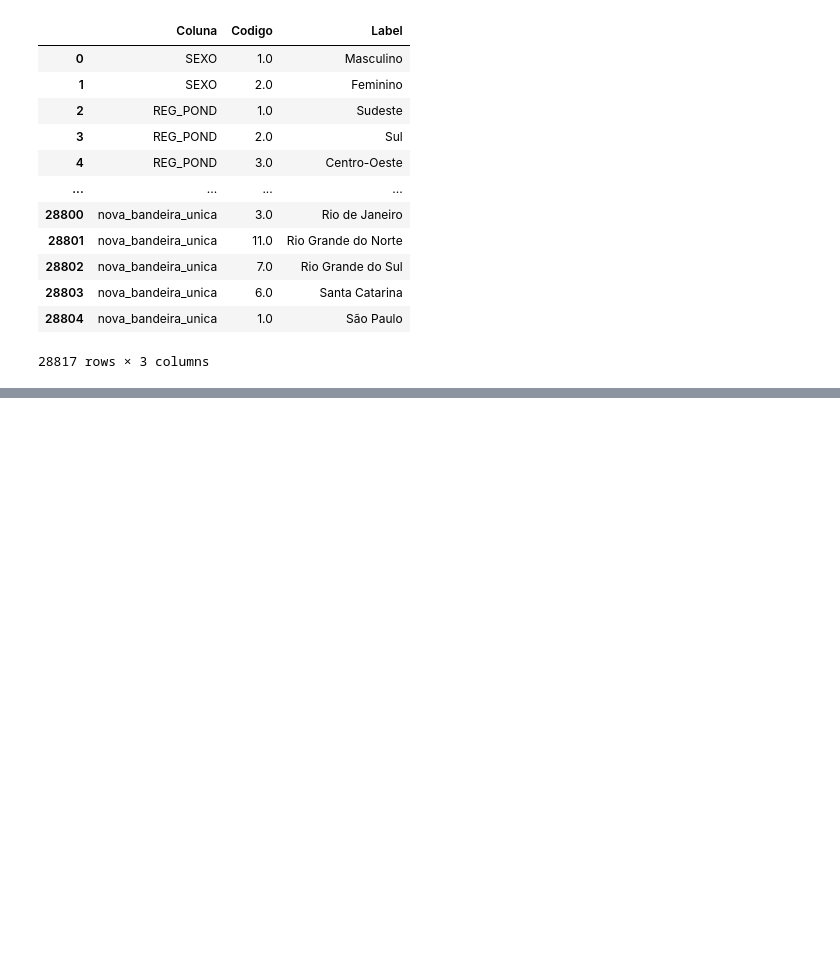
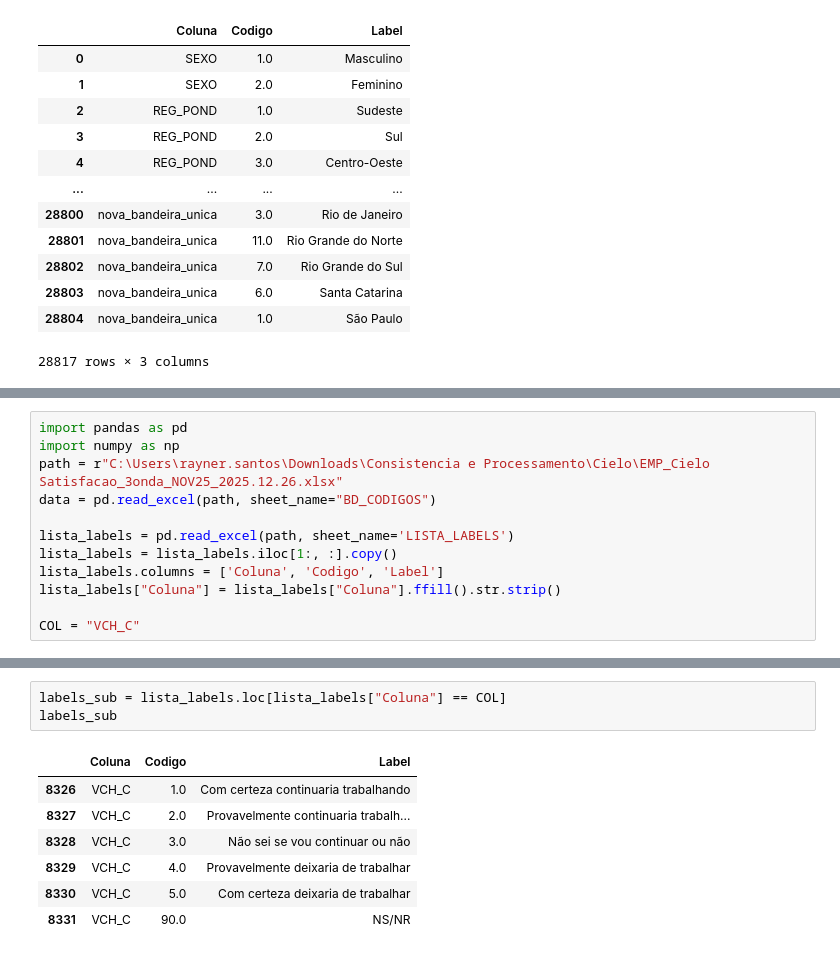
Before and after one commit to RaynerSantos/Processamento-Estatistico, a Jupyter notebook: App_beta/Testes.ipynb, the cells around one changed output, grey strips where cells are left out. Drawn from its saved outputs; the diff is of its cells as text; blank space fills up the shorter version.

```diff
--- a/App_beta/Testes.ipynb
+++ b/App_beta/Testes.ipynb
@@ -697,0 +759,12 @@ pd.concat([lista_labels_v2, df_bandeira_unica], axis=0)
+# %%
+import pandas as pd
+import numpy as np
+path = r"C:\Users\rayner.santos\Downloads\Consistencia e Processamento\Cielo\EMP_Cielo Satisfacao_3onda_NOV25_2025.12.26.xlsx"
+data = pd.read_excel(path, sheet_name="BD_CODIGOS")
+
+lista_labels = pd.read_excel(path, sheet_name='LISTA_LABELS')
+lista_labels = lista_labels.iloc[1:, :].copy()
+lista_labels.columns = ['Coluna', 'Codigo', 'Label']
+lista_labels["Coluna"] = lista_labels["Coluna"].ffill().str.strip()
+
+COL = "VCH_C"
@@ -697,0 +782,11 @@ pd.concat([lista_labels_v2, df_bandeira_unica], axis=0)
+# %%
+labels_sub = lista_labels.loc[lista_labels["Coluna"] == COL]
+labels_sub
+# %% [output]
+|  | Coluna | Codigo | Label |
+| 8326 | VCH_C | 1.0 | Com certeza continuaria trabalhando |
+| 8327 | VCH_C | 2.0 | Provavelmente continuaria trabalh... |
+| 8328 | VCH_C | 3.0 | Não sei se vou continuar ou não |
+| 8329 | VCH_C | 4.0 | Provavelmente deixaria de trabalhar |
+| 8330 | VCH_C | 5.0 | Com certeza deixaria de trabalhar |
+| 8331 | VCH_C | 90.0 | NS/NR |
```
Also changed, not shown: parts of 6 cells of this notebook, 3 other files.
